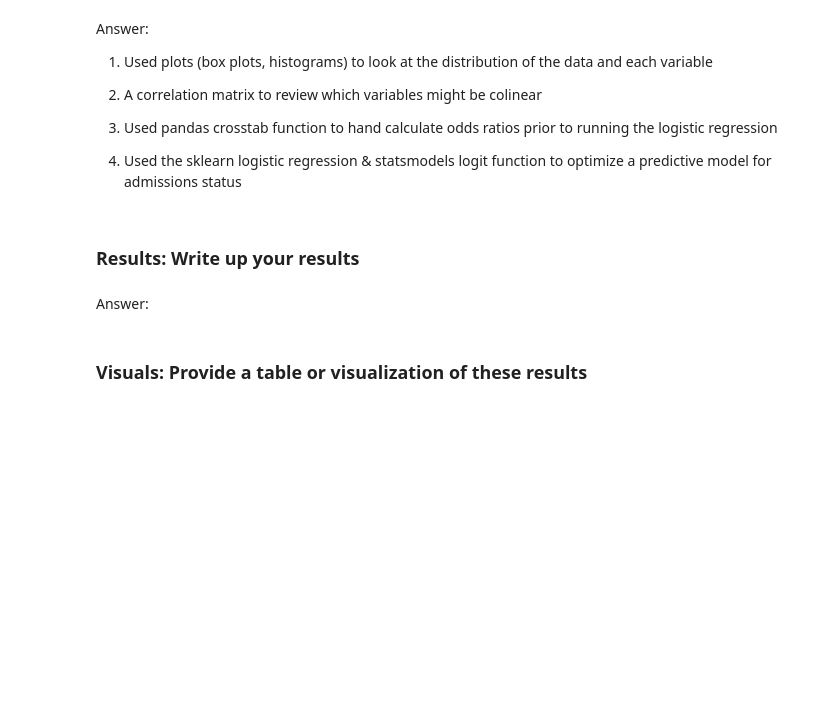
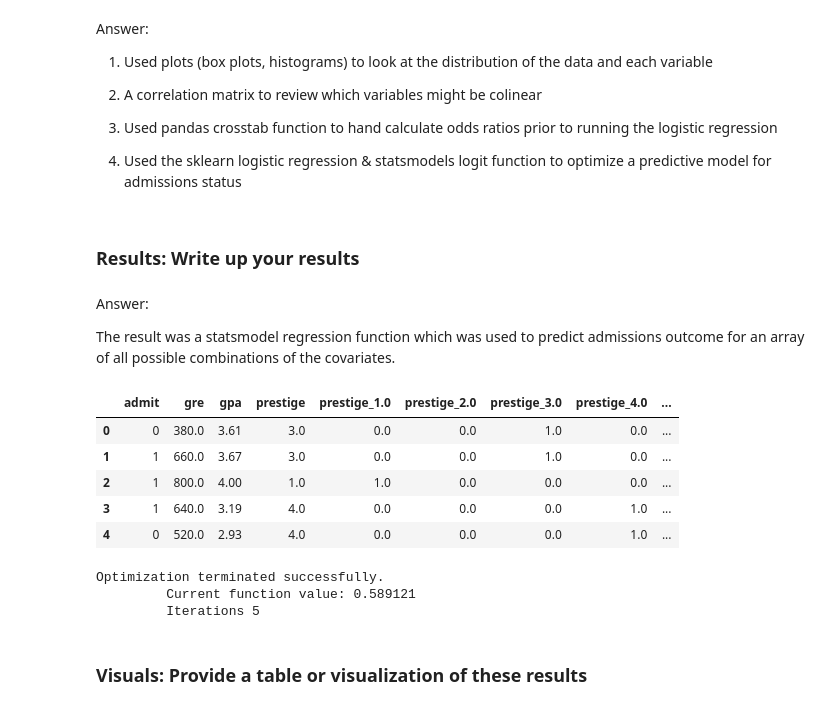
Before and after one commit to altheasmith/ds-homework, a Jupyter notebook: project-4/starter-code/project4-as.ipynb, the cells around one changed output. Drawn from its saved outputs; the diff is of its cells as text; code cells hidden in the pictures; blank space fills up the shorter version.

```diff
--- a/project-4/starter-code/project4-as.ipynb
+++ b/project-4/starter-code/project4-as.ipynb
@@ -65,5 +65,20 @@ Answer:
 4. Used the sklearn logistic regression & statsmodels logit function to optimize a predictive model for admissions status
 # %% [markdown]
 ### Results: Write up your results
-# %% [markdown]
-Answer:
+# %% [markdown]
+Answer:
+
+The result was a statsmodel regression function which was used to predict admissions outcome for an array of all possible combinations of the covariates.
+# %%
+import statsmodels.api as sm
+data = pd.read_csv("../assets/admissions.csv")
+data = data.join(pd.get_dummies(data['prestige'], prefix='prestige'))
+# %%
+data.head()
+# %% [output]
+|  | admit | gre | gpa | prestige | prestige_1.0 | prestige_2.0 | prestige_3.0 | prestige_4.0 | ... |
+| 0 | 0 | 380.0 | 3.61 | 3.0 | 0.0 | 0.0 | 1.0 | 0.0 | ... |
+| 1 | 1 | 660.0 | 3.67 | 3.0 | 0.0 | 0.0 | 1.0 | 0.0 | ... |
+| 2 | 1 | 800.0 | 4.00 | 1.0 | 1.0 | 0.0 | 0.0 | 0.0 | ... |
+| 3 | 1 | 640.0 | 3.19 | 4.0 | 0.0 | 0.0 | 0.0 | 1.0 | ... |
+| 4 | 0 | 520.0 | 2.93 | 4.0 | 0.0 | 0.0 | 0.0 | 1.0 | ... |
@@ -70,2 +91,9 @@ Answer:
+# %%
+logit = sm.Logit(data['admit'], data[train_cols])
+result = logit.fit()
+# %% [output]
+Optimization terminated successfully.
+         Current function value: 0.589121
+         Iterations 5
 # %% [markdown]
 ### Visuals: Provide a table or visualization of these results
```
Also changed, not shown: parts of 15 cells of this notebook, 1 other file.
